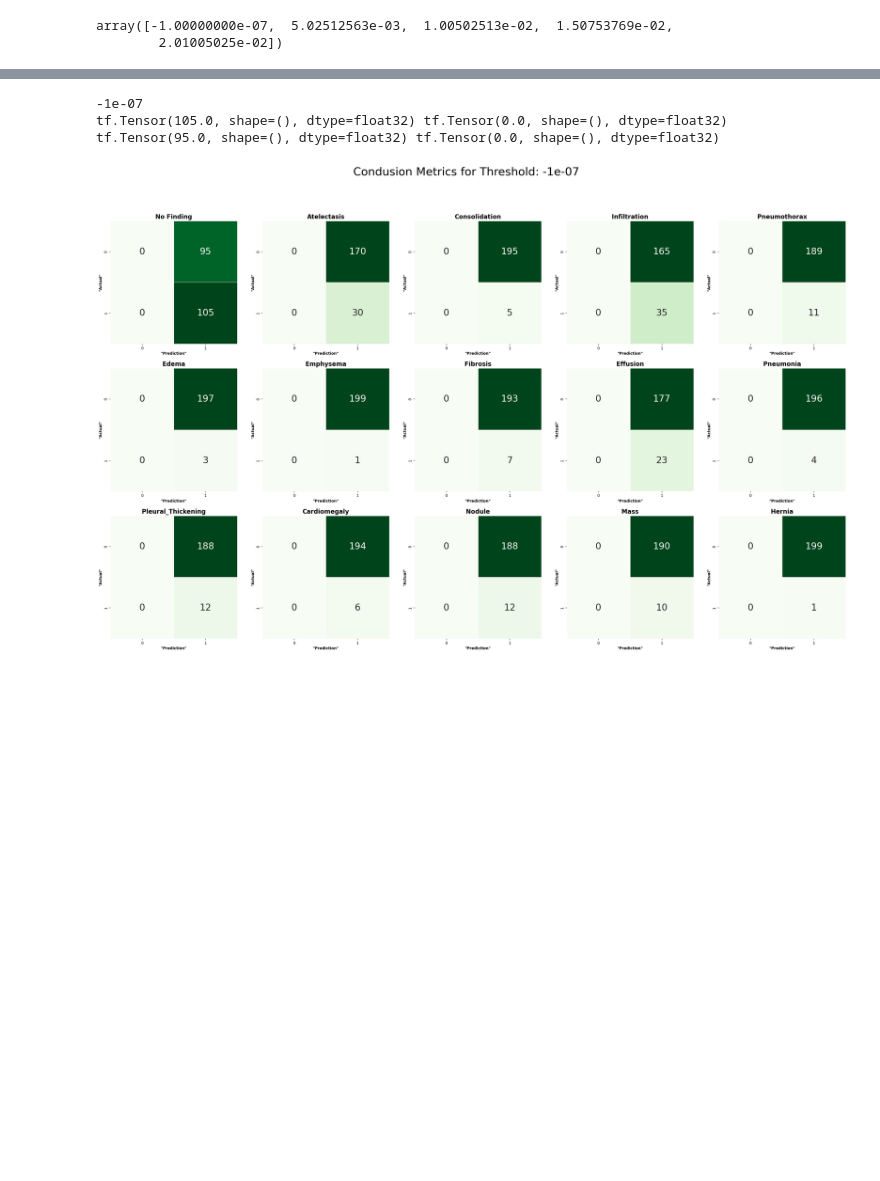
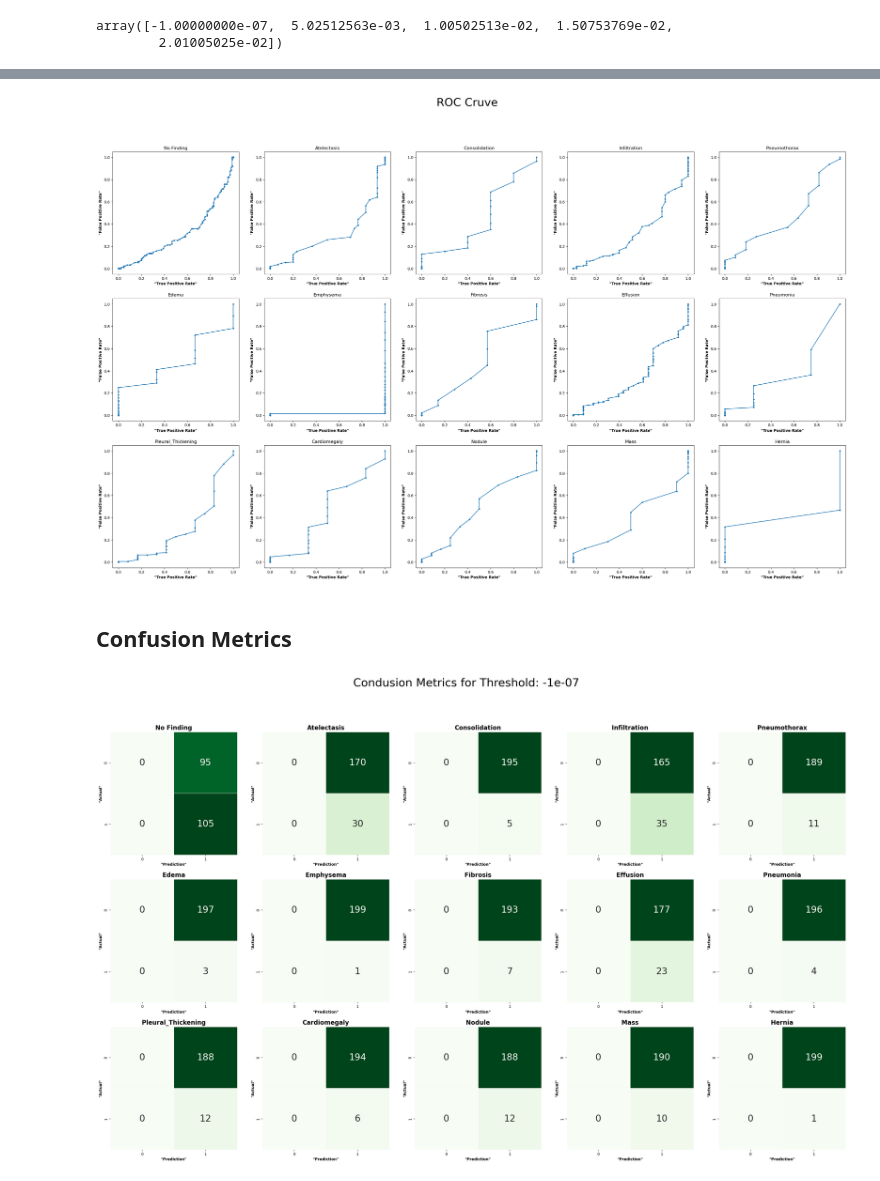
Before and after one commit to chonsawat/ChestXray-14, a Jupyter notebook: Check_AUC.ipynb, the cells around one changed output, grey strips where cells are left out. Drawn from its saved outputs; the diff is of its cells as text; code cells hidden in the pictures; blank space fills up the shorter version.

Commit message:
Implement ROC Cruve

```diff
--- a/Check_AUC.ipynb
+++ b/Check_AUC.ipynb
@@ -104,14 +104,37 @@ array([-1.00000000e-07,  5.02512563e-03,  1.00502513e-02,  1.50753769e-02,
 # %%
+from modules.dataset import LABELS
+
+roc_dict = dict()
 true_positives, true_negatives, false_positives, false_negatives = m.variables
 for i_thresh, (tps, tns, fps, fns) in enumerate(zip(true_positives, true_negatives, false_positives, false_negatives)):
-    print(thresholds[i_thresh])
-    for tp, tn, fp, fn in zip(tps, tns, fps, fns):
-        print(tp, tn, fp, fn)
-        break
-    break
+    # print(thresholds[i_thresh])
+    for label, tp, tn, fp, fn in zip(LABELS, tps, tns, fps, fns):
+        tp, tn, fp, fn = tp.numpy(), tn.numpy(), fp.numpy(), fn.numpy()
+        tpr = tp / (tp + fn)
+        fpr = fp / (fp + tn)
+        try:
+            roc_dict[label].append((tpr, fpr))
+        except:
+            roc_dict[label] = [(tpr, fpr)]
+        # print(label, tpr, fpr)
+        # break
+    # break
-# %% [output]
--1e-07
-tf.Tensor(105.0, shape=(), dtype=float32) tf.Tensor(0.0, shape=(), dtype=float32) tf.Tensor(95.0, shape=(), dtype=float32) tf.Tensor(0.0, shape=(), dtype=float32)
+# %%
+fig = plt.figure(figsize=(35,20))
+fig.suptitle(f"ROC Cruve", fontsize=30)
+for i, (label, value) in enumerate(roc_dict.items()):
+    tpr, fpr = zip(*value)
+
+    plt.subplot(3, 5, i+1)
+    plt.plot(tpr, fpr, marker='.', label='ROC')
+
+    plt.title(label)
+    plt.xlabel('"True Positive Rate"', fontweight='bold')
+    plt.ylabel('"False Positive Rate"', fontweight='bold')
+# %% [output]
+[figure, added]
+# %% [markdown]
+## Confusion Metrics
 # %%
 import seaborn as sns
 from modules.dataset import LABELS
```
Also changed, not shown: parts of 8 cells of this notebook, 2 other files.
